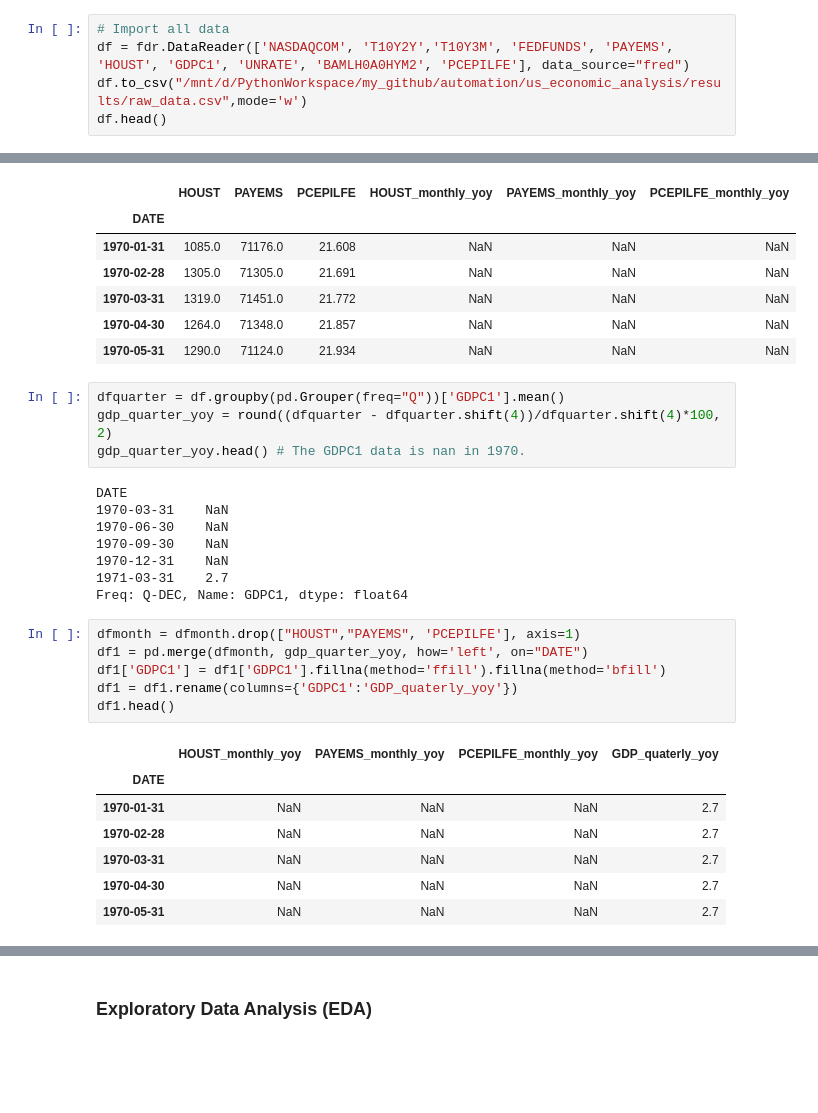
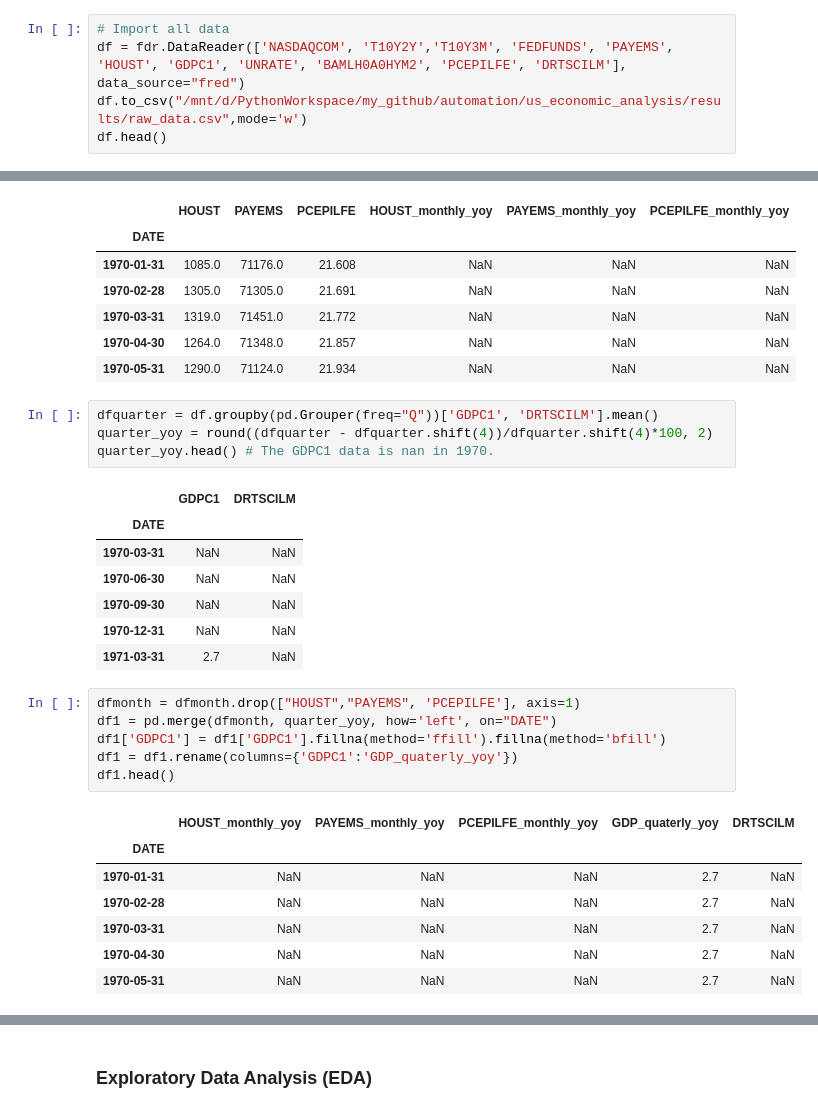
Before and after one commit to ChaHoHyun/Economy-State, a Jupyter notebook: us_economic_analysis/Economy Analysis.ipynb, the cells around one changed output, grey strips where cells are left out. Drawn from its saved outputs; the diff is of its cells as text; blank space fills up the shorter version.

```diff
--- a/us_economic_analysis/Economy Analysis.ipynb
+++ b/us_economic_analysis/Economy Analysis.ipynb
@@ -71,7 +71,7 @@ plt.rcParams['axes.unicode_minus'] = False
 plt.rcParams["axes.formatter.limits"] = -10000, 10000
 # %%
 # Import all data
-df = fdr.DataReader(['NASDAQCOM', 'T10Y2Y','T10Y3M', 'FEDFUNDS', 'PAYEMS', 'HOUST', 'GDPC1', 'UNRATE', 'BAMLH0A0HYM2', 'PCEPILFE'], data_source="fred")
+df = fdr.DataReader(['NASDAQCOM', 'T10Y2Y','T10Y3M', 'FEDFUNDS', 'PAYEMS', 'HOUST', 'GDPC1', 'UNRATE', 'BAMLH0A0HYM2', 'PCEPILFE', 'DRTSCILM'], data_source="fred")
 df.to_csv("/mnt/d/PythonWorkspace/my_github/automation/us_economic_analysis/results/raw_data.csv",mode='w')
 df.head()
 # %% [output]
@@ -112,29 +112,29 @@ dfmonth.head() # The HOUST_monthly_yoy PAYEMS_monthly_yoy data is nan in 1970.
 | 1970-04-30 | 1264.0 | 71348.0 | 21.857 | NaN | NaN | NaN |
 | 1970-05-31 | 1290.0 | 71124.0 | 21.934 | NaN | NaN | NaN |
 # %%
-dfquarter = df.groupby(pd.Grouper(freq="Q"))['GDPC1'].mean()
-gdp_quarter_yoy = round((dfquarter - dfquarter.shift(4))/dfquarter.shift(4)*100, 2)
-gdp_quarter_yoy.head() # The GDPC1 data is nan in 1970.
+dfquarter = df.groupby(pd.Grouper(freq="Q"))['GDPC1', 'DRTSCILM'].mean()
+quarter_yoy = round((dfquarter - dfquarter.shift(4))/dfquarter.shift(4)*100, 2)
+quarter_yoy.head() # The GDPC1 data is nan in 1970.
 # %% [output]
-DATE
-1970-03-31    NaN
-1970-06-30    NaN
-1970-09-30    NaN
-1970-12-31    NaN
-1971-03-31    2.7
-Freq: Q-DEC, Name: GDPC1, dtype: float64
+|  | GDPC1 | DRTSCILM |
+| DATE |  |  |
+| 1970-03-31 | NaN | NaN |
+| 1970-06-30 | NaN | NaN |
+| 1970-09-30 | NaN | NaN |
+| 1970-12-31 | NaN | NaN |
+| 1971-03-31 | 2.7 | NaN |
 # %%
 dfmonth = dfmonth.drop(["HOUST","PAYEMS", 'PCEPILFE'], axis=1)
-df1 = pd.merge(dfmonth, gdp_quarter_yoy, how='left', on="DATE")
+df1 = pd.merge(dfmonth, quarter_yoy, how='left', on="DATE")
 df1['GDPC1'] = df1['GDPC1'].fillna(method='ffill').fillna(method='bfill')
 df1 = df1.rename(columns={'GDPC1':'GDP_quaterly_yoy'})
 df1.head()
 # %% [output]
-|  | HOUST_monthly_yoy | PAYEMS_monthly_yoy | PCEPILFE_monthly_yoy | GDP_quaterly_yoy |
-| DATE |  |  |  |  |
-| 1970-01-31 | NaN | NaN | NaN | 2.7 |
-| 1970-02-28 | NaN | NaN | NaN | 2.7 |
-| 1970-03-31 | NaN | NaN | NaN | 2.7 |
-| 1970-04-30 | NaN | NaN | NaN | 2.7 |
-| 1970-05-31 | NaN | NaN | NaN | 2.7 |
+|  | HOUST_monthly_yoy | PAYEMS_monthly_yoy | PCEPILFE_monthly_yoy | GDP_quaterly_yoy | DRTSCILM |
+| DATE |  |  |  |  |  |
+| 1970-01-31 | NaN | NaN | NaN | 2.7 | NaN |
+| 1970-02-28 | NaN | NaN | NaN | 2.7 | NaN |
+| 1970-03-31 | NaN | NaN | NaN | 2.7 | NaN |
+| 1970-04-30 | NaN | NaN | NaN | 2.7 | NaN |
+| 1970-05-31 | NaN | NaN | NaN | 2.7 | NaN |
 # %%
```
Also changed, not shown: parts of 11 cells of this notebook, 5 other files.
